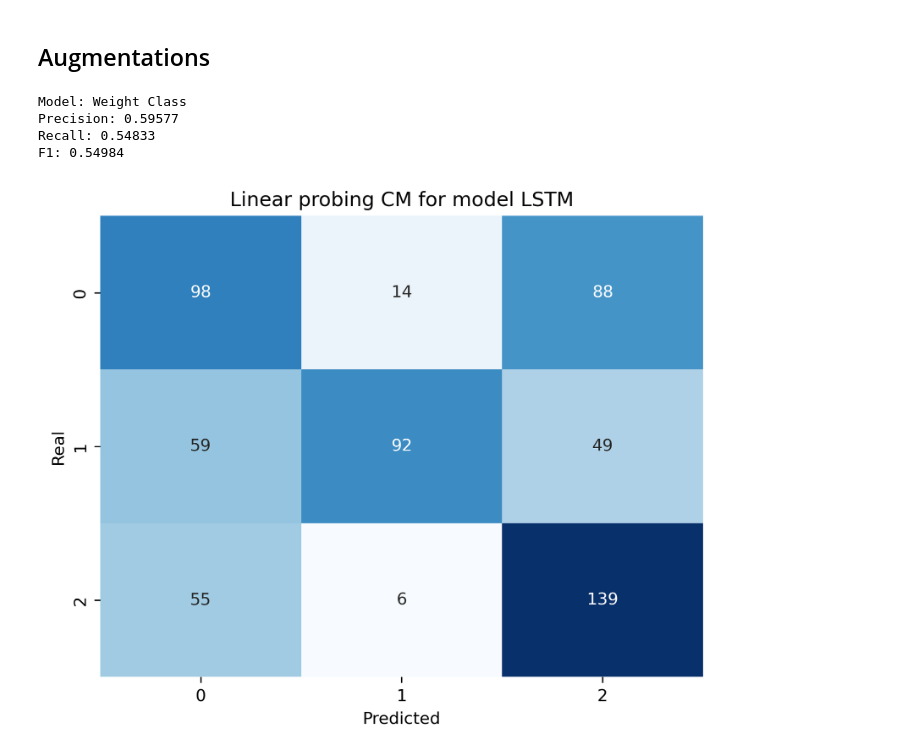
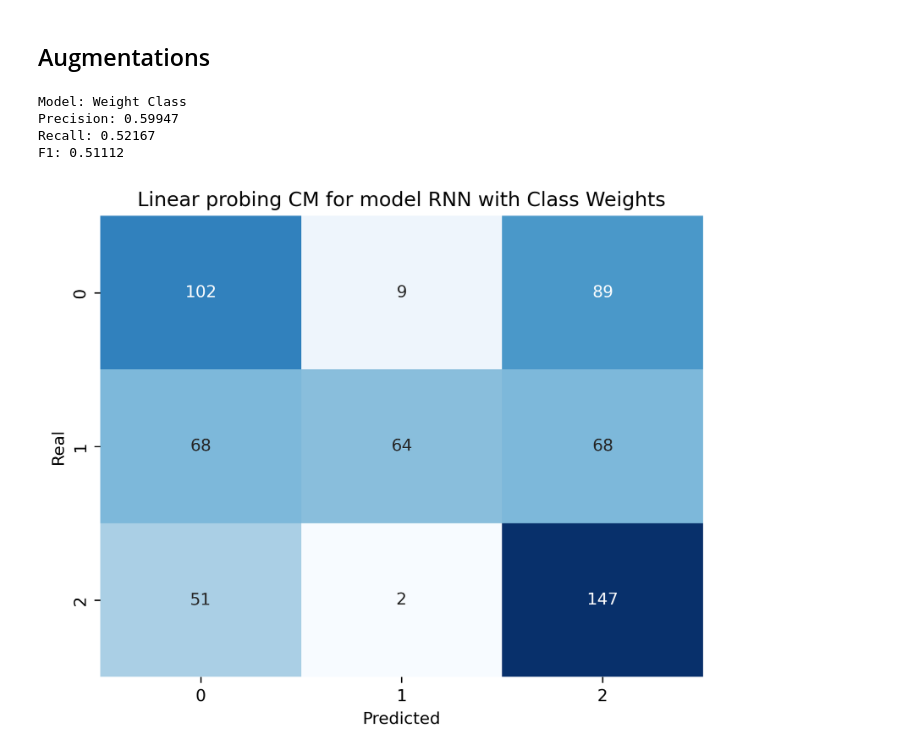
Before and after one commit to pmarconep/ZTF_alert_8a, a Jupyter notebook: results_mp3.ipynb, the cells around one changed output. Saved outputs shown, nothing was run; the diff lists cells and outputs as text; code cells hidden in the pictures.

Commit message:
final models mp3 (minus random sampler)

```diff
--- a/results_mp3.ipynb
+++ b/results_mp3.ipynb
@@ -350,26 +339,26 @@ F1: 0.59877
 ## Augmentations
 # %%
 #Weight Class
-rnn_model_cw = rnn.RNN('LSTM', 5, 50, hidden_dim, num_layers, 3, name = "LSTM")
+rnn_model_cw = rnn.RNN('RNN', 5, 50, hidden_dim, num_layers, 3, name = "RNN with Class Weights")
 rnn_model_cw.load_state_dict(torch.load('models/rnn_cw_model_final.pth'))
 
 predicted = torch.argmax(F.softmax(rnn_model_cw(latent_test), dim=1), dim=1)
 
 precision, recall, f1 = metrics.performance_metrics(real_class, predicted)
 cm = confusion_matrix(real_class, predicted)
 
 print(f"Model: Weight Class",
       f"\nPrecision: {precision}",
       f"\nRecall: {recall}",
       f"\nF1: {f1}\n")
 
 fig4 = metrics.plot_matrix([rnn_model_cw], [cm])
 fig4.savefig('figures/cm_cw_nb.png')
 # %% [output]
 Model: Weight Class
-Precision: 0.59577
-Recall: 0.54833
-F1: 0.54984
+Precision: 0.59947
+Recall: 0.52167
+F1: 0.51112
-[figure, old version]
+[figure, new version]
 # %%
 #Random Sampler
```
Also changed, not shown: parts of 7 cells of this notebook, 11 other files.
